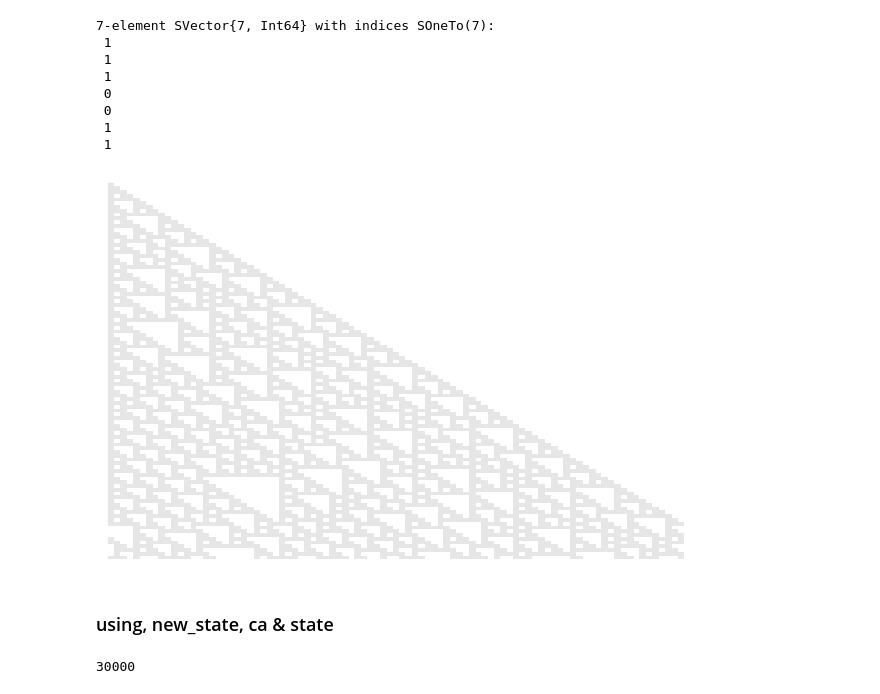
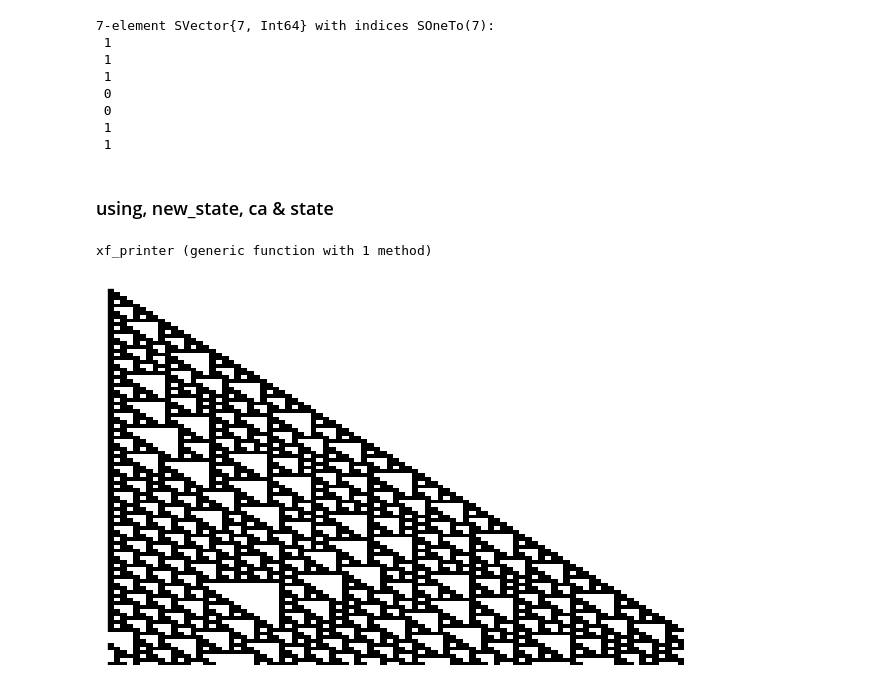
Before and after one commit to ORBAT/Musica, a Jupyter notebook: src/scratch.ipynb, the cells around one changed output. Saved outputs shown, nothing was run; the diff lists cells and outputs as text; code cells hidden in the pictures.

```diff
--- a/src/scratch.ipynb
+++ b/src/scratch.ipynb
@@ -81,37 +81,10 @@ scopy = [1, 1, 1, 0, 0, 1, 1]
  0
  1
  1
-# %%
-using Transducers, Plots, Lazy, Musica, StaticArrays
-
-function new_state(row_len)
-  @SVector ones(Int, row_len)
-end
-
-# include("./CA.jl")
-generations = 100
-row_len = 91
-rule = 110
-state = let bla = @MVector zeros(Int, row_len)
-  bla[1] = 1
-  Row{2}(SVector(bla))
-end
-Base.Base.@propagate_inbounds
-ca = DiscreteCA{2,1}(rule)
-res = Lazy.iterated(ca, state) |> Take(generations) |> collect
-
-heatmap(reduce(hcat, res)',
-  yflip=true,
-  c=cgrad([:white, :black]),
-  legend=:none,
-  axis=false,
-  ticks=false)
-# %% [output]
-[figure, removed]
 # %% [markdown]
 ### using, new_state, ca & state
 # %%
-using Musica, BenchmarkTools, StaticArrays
+using Musica, BenchmarkTools, StaticArrays, Transducers, Plots
 function new_state(::Type{Val{L}})::SizedVector{L} where {L}
   state = let bla = zeros(Int, L)
     bla[1] = 1
@@ -121,6 +94,30 @@ end
 ca = DiscreteCA{2,1}(110)
 state=Row{2}(new_state(Val{32}))
 n_generations=40
-BenchmarkTools.DEFAULT_PARAMETERS.samples = 30000
+BenchmarkTools.DEFAULT_PARAMETERS.samples = 20000
+
+xf_printer(label) = Map() do x
+  println(label, ": ", x)
+  return x  # just return it as-is
+end
 # %% [output]
-30000
+xf_printer (generic function with 1 method)
+# %%
+using Transducers, Plots, Lazy, Musica, StaticArrays
+
+function new_state(row_len)
+  @SVector ones(Int, row_len)
+end
+
+# include("./CA.jl")
+steps = 100
+res = Lazy.iterated(ca, state) |> Take(steps) |> collect
+
+heatmap(reduce(hcat, res)',
+  yflip=true,
+  c=cgrad([:white, :black]),
+  legend=:none,
+  axis=false,
+  ticks=false)
+# %% [output]
+[figure, added]
```
Also changed, not shown: parts of 7 cells of this notebook.
